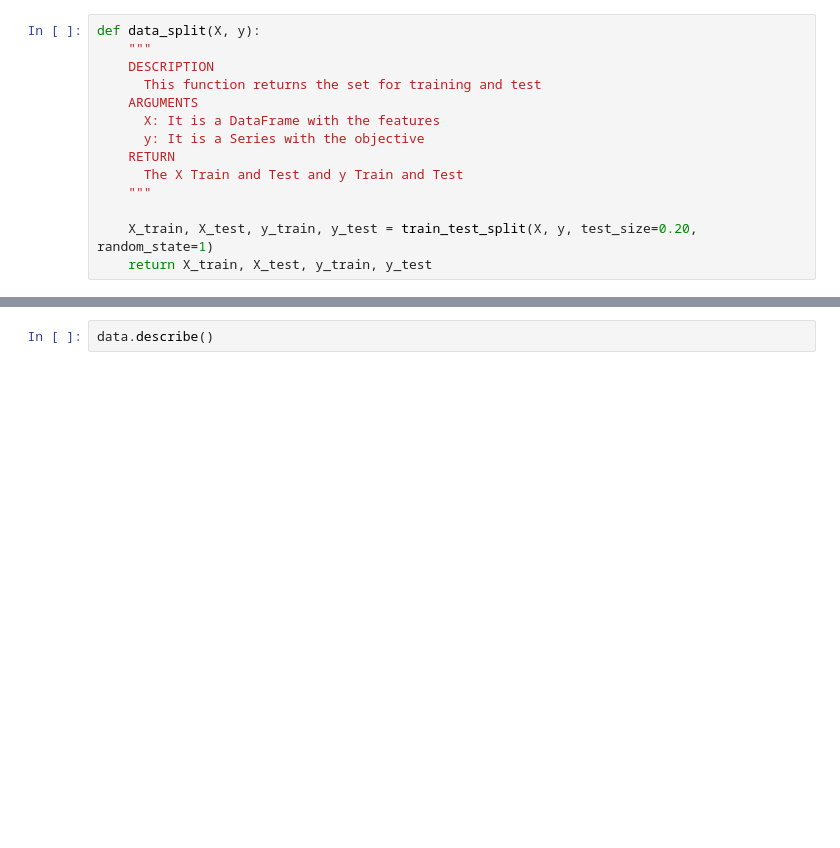
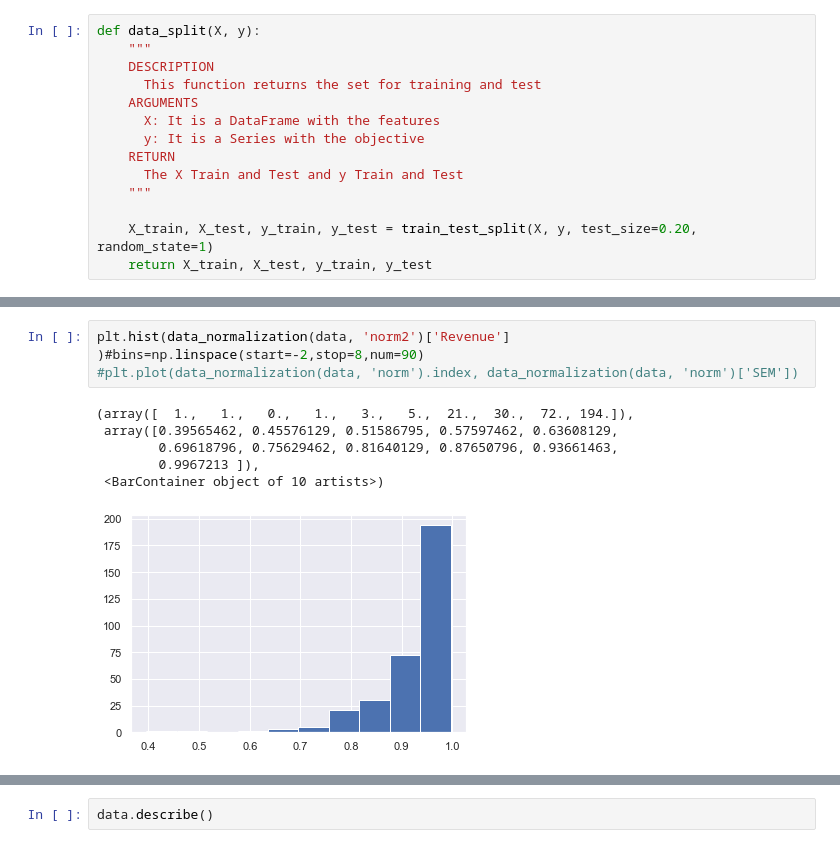
Before and after one commit to Jorge-Montenegro/TFM, a Jupyter notebook: TFM.ipynb, the cells around one changed output, grey strips where cells are left out. Cells and saved outputs as stored; diff of their text form; blank space fills up the shorter version.

```diff
--- a/TFM.ipynb
+++ b/TFM.ipynb
@@ -276,0 +377,10 @@ data
+# %%
+plt.hist(data_normalization(data, 'norm2')['Revenue'] )#bins=np.linspace(start=-2,stop=8,num=90)
+#plt.plot(data_normalization(data, 'norm').index, data_normalization(data, 'norm')['SEM'])
+# %% [output]
+(array([  1.,   1.,   0.,   1.,   3.,   5.,  21.,  30.,  72., 194.]),
+ array([0.39565462, 0.45576129, 0.51586795, 0.57597462, 0.63608129,
+        0.69618796, 0.75629462, 0.81640129, 0.87650796, 0.93661463,
+        0.9967213 ]),
+ <BarContainer object of 10 artists>)
+[figure, added]
```
Also changed, not shown: parts of 31 cells of this notebook.
